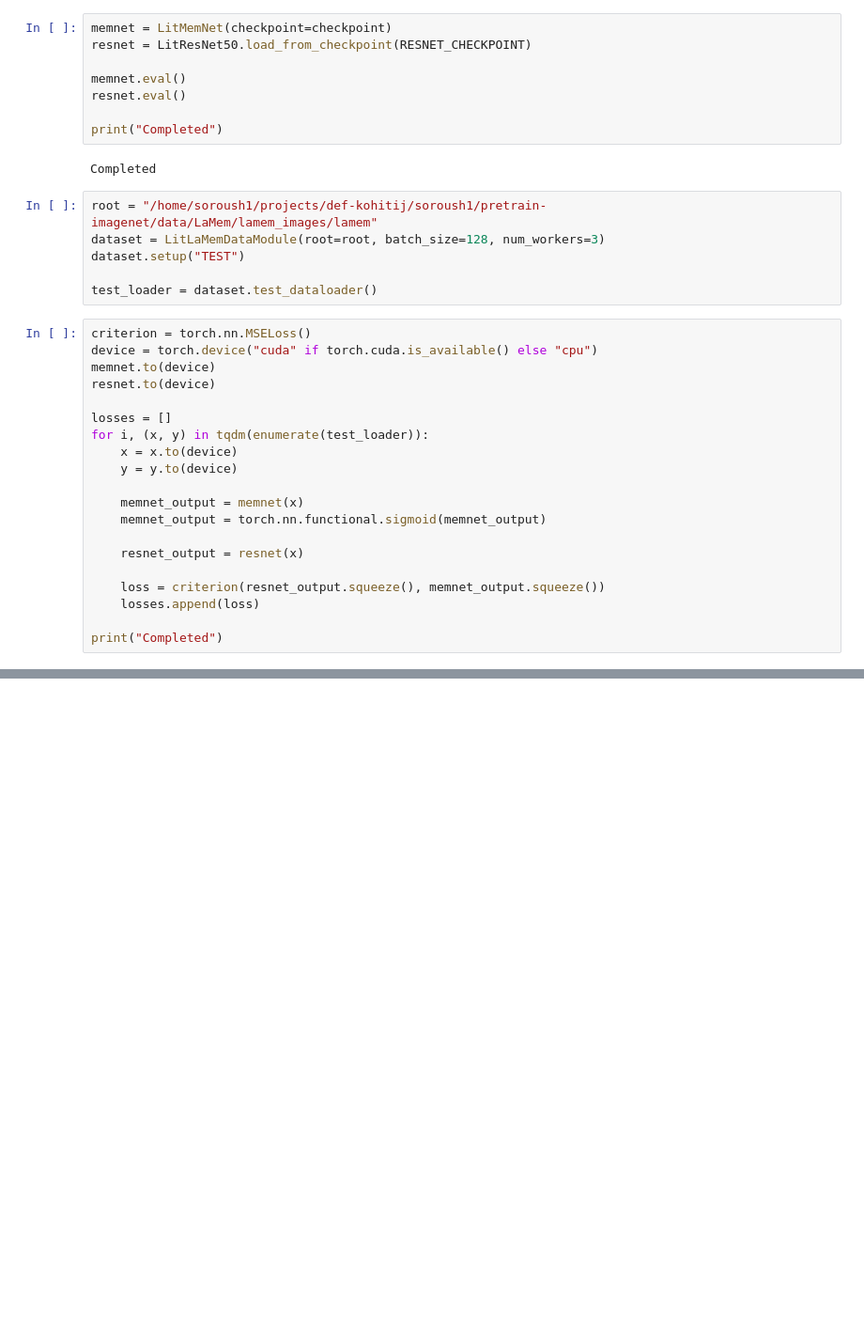
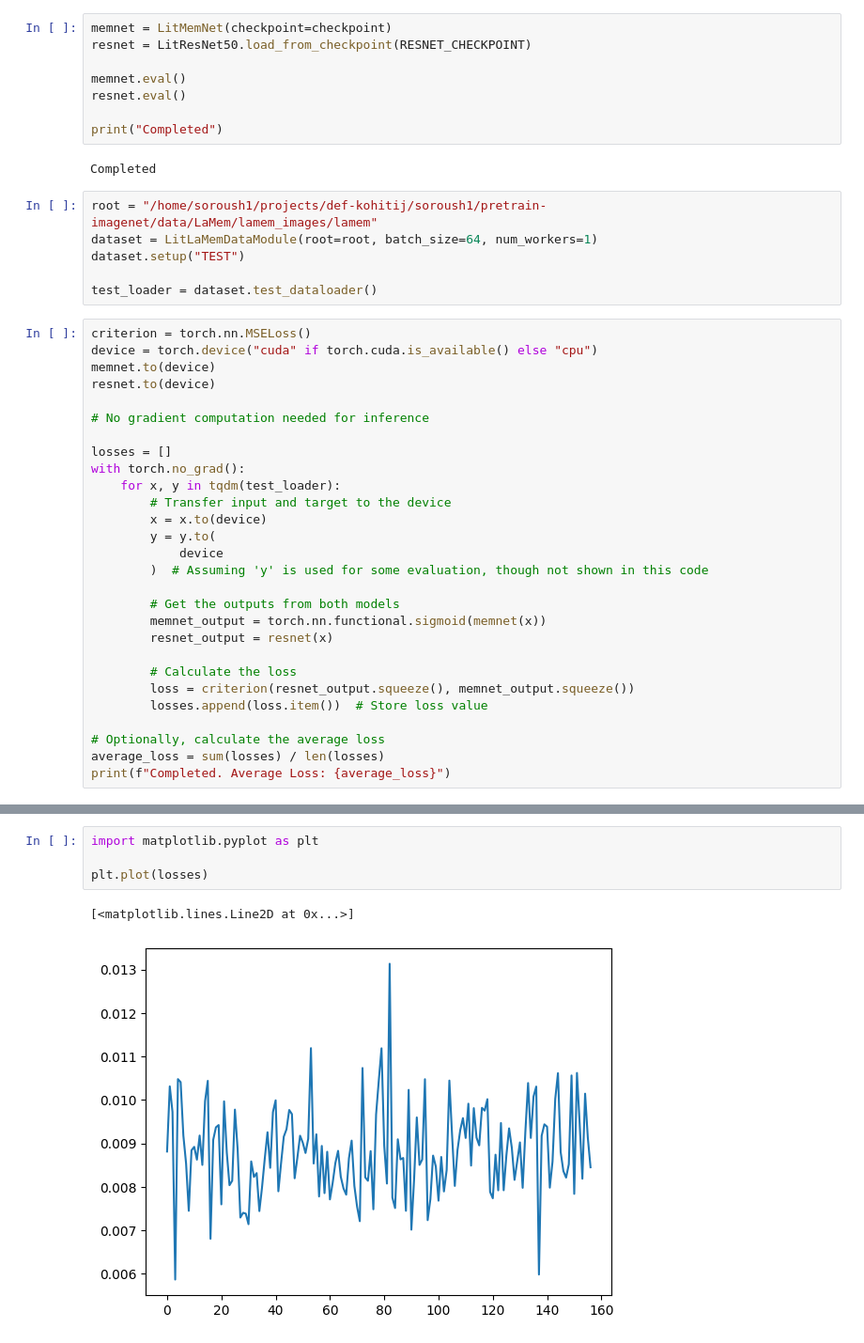
Before and after one commit to SoroushZiaee/pretrain-imagenet, a Jupyter notebook: notebook/compare_model_with_memnet.ipynb, the cells around one changed output, grey strips where cells are left out. Shown at 94% size. Saved outputs shown, nothing was run; the diff lists cells and outputs as text; blank space fills up the shorter version.

```diff
--- a/notebook/compare_model_with_memnet.ipynb
+++ b/notebook/compare_model_with_memnet.ipynb
@@ -32,7 +32,7 @@ print("Completed")
 Completed
 # %%
 root = "/home/soroush1/projects/def-kohitij/soroush1/pretrain-imagenet/data/LaMem/lamem_images/lamem"
-dataset = LitLaMemDataModule(root=root, batch_size=128, num_workers=3)
+dataset = LitLaMemDataModule(root=root, batch_size=64, num_workers=1)
 dataset.setup("TEST")
 
 test_loader = dataset.test_dataloader()
@@ -42,17 +42,25 @@ device = torch.device("cuda" if torch.cuda.is_available() else "cpu")
 memnet.to(device)
 resnet.to(device)
 
+# No gradient computation needed for inference
+
 losses = []
-for i, (x, y) in tqdm(enumerate(test_loader)):
-    x = x.to(device)
-    y = y.to(device)
+with torch.no_grad():
+    for x, y in tqdm(test_loader):
+        # Transfer input and target to the device
+        x = x.to(device)
+        y = y.to(
+            device
+        )  # Assuming 'y' is used for some evaluation, though not shown in this code
 
-    memnet_output = memnet(x)
-    memnet_output = torch.nn.functional.sigmoid(memnet_output)
+        # Get the outputs from both models
+        memnet_output = torch.nn.functional.sigmoid(memnet(x))
+        resnet_output = resnet(x)
 
-    resnet_output = resnet(x)
+        # Calculate the loss
+        loss = criterion(resnet_output.squeeze(), memnet_output.squeeze())
+        losses.append(loss.item())  # Store loss value
 
-    loss = criterion(resnet_output.squeeze(), memnet_output.squeeze())
-    losses.append(loss)
-
-print("Completed")
+# Optionally, calculate the average loss
+average_loss = sum(losses) / len(losses)
+print(f"Completed. Average Loss: {average_loss}")
@@ -58,0 +69,7 @@ print("Completed")
+# %%
+import matplotlib.pyplot as plt
+
+plt.plot(losses)
+# %% [output]
+[<matplotlib.lines.Line2D at 0x...>]
+[figure, added]
```
Also changed, not shown: parts of 2 cells of this notebook, 5 other files.
